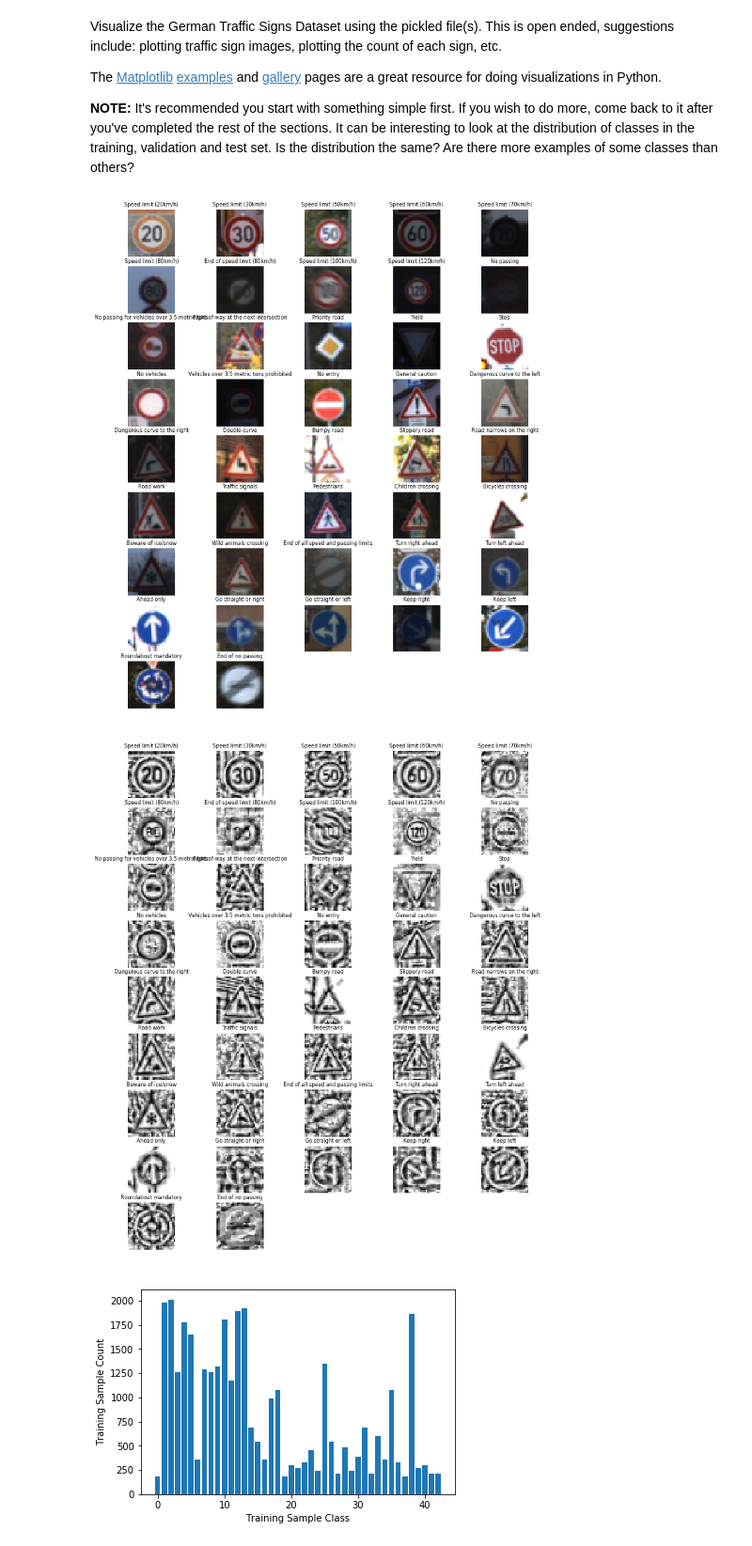
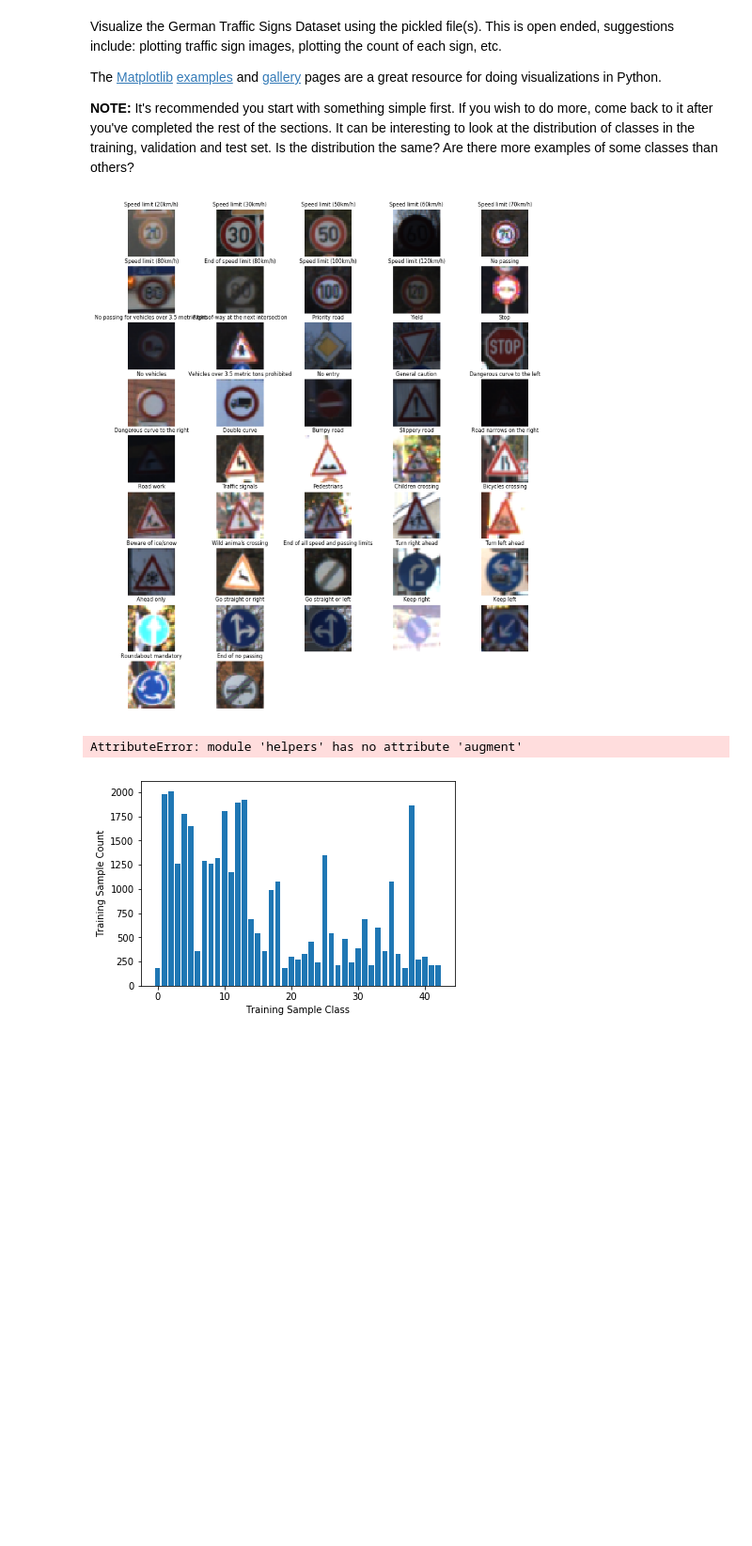
Before and after one commit to alexhagiopol/multiscale-CNN-classifier, a Jupyter notebook: Traffic_Sign_Classifier.ipynb, the cells around one changed output. Shown at 94% size. Drawn from its saved outputs; the diff is of its cells as text; code cells hidden in the pictures; blank space fills up the shorter version.

```diff
--- a/Traffic_Sign_Classifier.ipynb
+++ b/Traffic_Sign_Classifier.ipynb
@@ -94,46 +94,39 @@ The [Matplotlib](http://matplotlib.org/) [examples](http://matplotlib.org/exampl
 # %%
 sn = pd.read_csv('signnames.csv')
 signnames = list(sn.SignName)
 indices = []
 
 
+X_train = helpers.preprocessing(X_train)
+[X_train, y_train] = helpers.augment(X_train, y_train)
 # plot random set of images
 plt.figure(figsize=(12,16))
 for sign_index in range(n_classes):
     [image_index] = random.sample(list(np.where(y_train == sign_index)[0]),1)
     helpers.show_image((10, 5, sign_index+1), signnames[sign_index], X_train[image_index])
     indices += [[signnames[sign_index], image_index]]
 plt.show()
 plt.close()
 
 '''
-# grayscaling, normalization, and contrast limited adaptive histomgram equalization
-#X_train_gray = X_train[:, :, :, 0] / 3 + X_train[:, :, :, 1] / 3 + X_train[:, :, :, 2] / 3
-X_train_gray = X_train[:,:,:,0]
-for i in range(X_train.shape[0]):
-    X_train_gray[i, : , :] = cv2.cvtColor(X_train[i, :, :], cv2.COLOR_RGB2GRAY)
-X_train_clahe = X_train_gray
 
-
-clahe = cv2.createCLAHE(clipLimit=2.0, tileGridSize=(8,8))
-for i in range(X_train.shape[0]):
-    X_train_clahe[i, :, :] = clahe.apply(X_train_clahe[i, :, :])
-'''
 x_train_clahe = helpers.preprocessing(X_train)
+[x_train_clahe, y_train] = helpers.augment(x_train_clahe, y_train)
 
 # re-display same set of images to see difference
 display_index = 0
 plt.figure(figsize=(12,16))
 for sign in indices:
     sign_name = sign[0]
     image_index = sign[1]
     display_index += 1
     helpers.show_image((10, 5, display_index), sign_name, X_train_clahe[image_index])
 plt.show()
 plt.close()
+'''
 # %% [output]
-[figure, old version]
+[figure, new version]
-[figure, removed]
+AttributeError: module 'helpers' has no attribute 'augment'
 # %%
 classes, counts = np.unique(y_train,return_counts=True)
 plt.bar(classes, counts, width=0.8, align='center')
```
Also changed, not shown: 1 other file.
